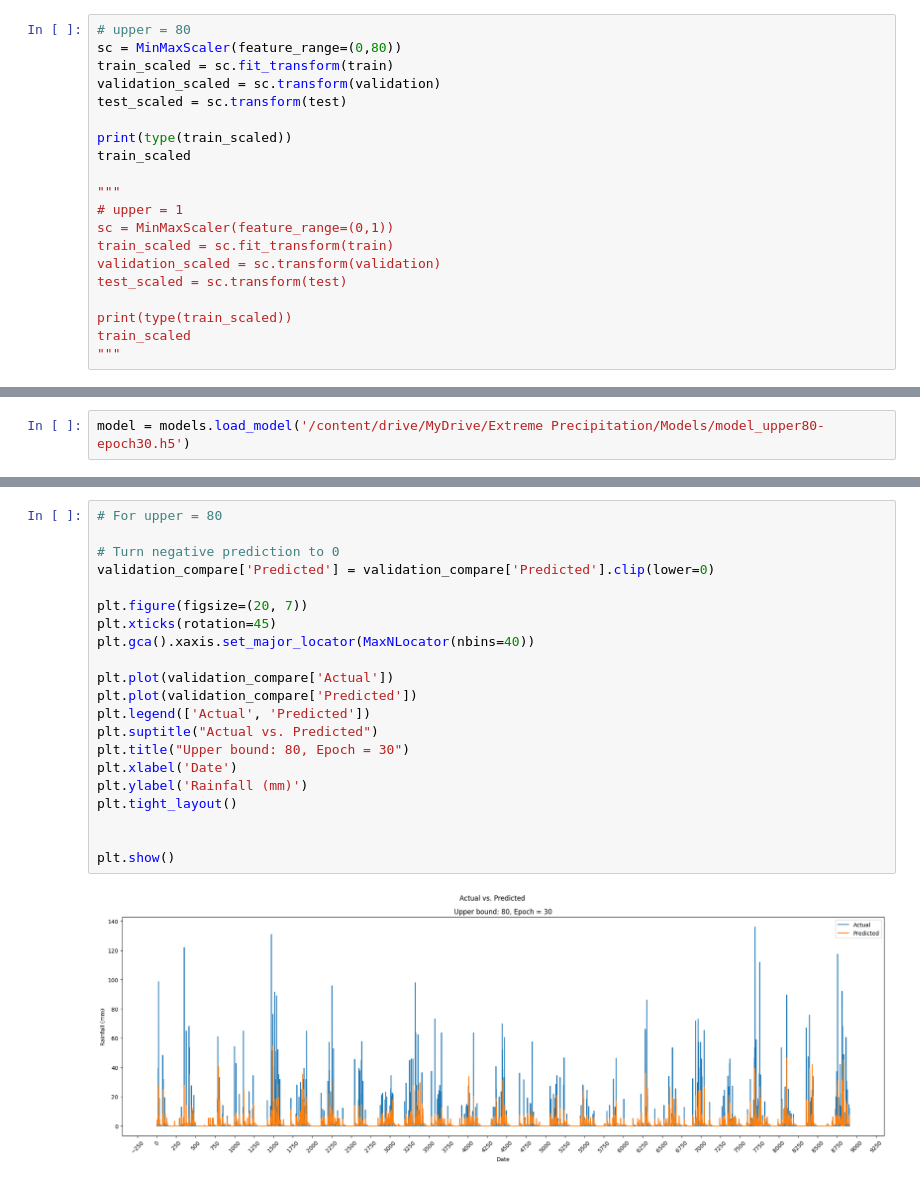
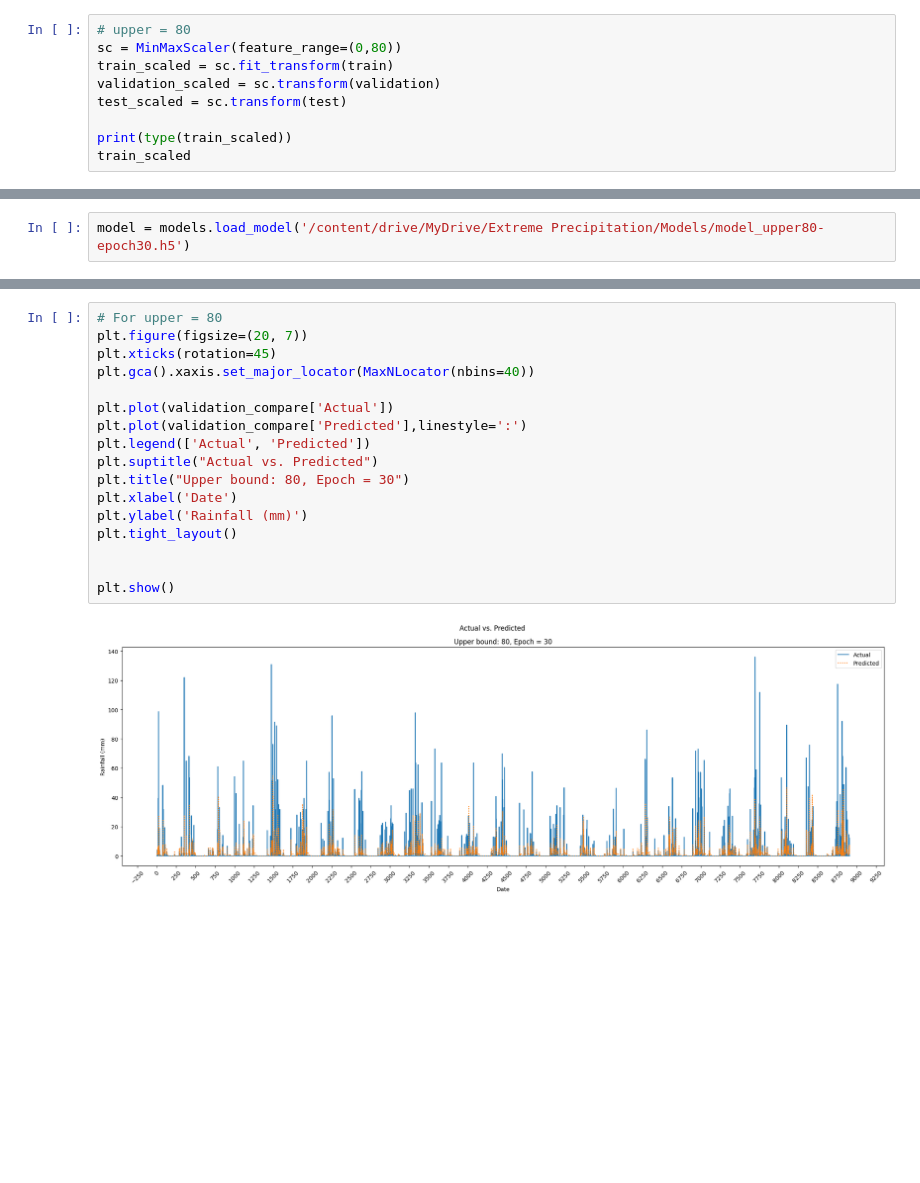
Before and after one commit to pippahtlin/Extreme-Precipitation, a Jupyter notebook: pretrained_univariate_daily.ipynb, the cells around one changed output, grey strips where cells are left out. Drawn from its saved outputs; the diff is of its cells as text; blank space fills up the shorter version.

```diff
--- a/pretrained_univariate_daily.ipynb
+++ b/pretrained_univariate_daily.ipynb
@@ -49,17 +71,6 @@ test_scaled = sc.transform(test)
 
 print(type(train_scaled))
 train_scaled
-
-"""
-# upper = 1
-sc = MinMaxScaler(feature_range=(0,1))
-train_scaled = sc.fit_transform(train)
-validation_scaled = sc.transform(validation)
-test_scaled = sc.transform(test)
-
-print(type(train_scaled))
-train_scaled
-"""
 # %% [output]
 <class 'numpy.ndarray'>
 '\n# upper = 1\nsc = MinMaxScaler(feature_range=(0,1))\ntrain_scaled = sc.fit_transform(train)\nvalidation_scaled = sc.transform(validation)\ntest_scaled = sc.transform(test)\n\nprint(type(train_scale ...
@@ -272,26 +267,22 @@ validation_compare.head(20)
 # %%
 # For upper = 80
-
-# Turn negative prediction to 0
-validation_compare['Predicted'] = validation_compare['Predicted'].clip(lower=0)
-
 plt.figure(figsize=(20, 7))
 plt.xticks(rotation=45)
 plt.gca().xaxis.set_major_locator(MaxNLocator(nbins=40))
 
 plt.plot(validation_compare['Actual'])
-plt.plot(validation_compare['Predicted'])
+plt.plot(validation_compare['Predicted'],linestyle=':')
 plt.legend(['Actual', 'Predicted'])
 plt.suptitle("Actual vs. Predicted")
 plt.title("Upper bound: 80, Epoch = 30")
 plt.xlabel('Date')
 plt.ylabel('Rainfall (mm)')
 plt.tight_layout()
 
 
 plt.show()
 # %% [output]
-[figure, old version]
+[figure, new version]
 # %%
 eval_valiation = model.evaluate(validation_compare['Actual'],validation_compare['Predicted'])
 print(f"Loss: {eval_valiation[0]}")
```
Also changed, not shown: parts of 17 cells of this notebook.
